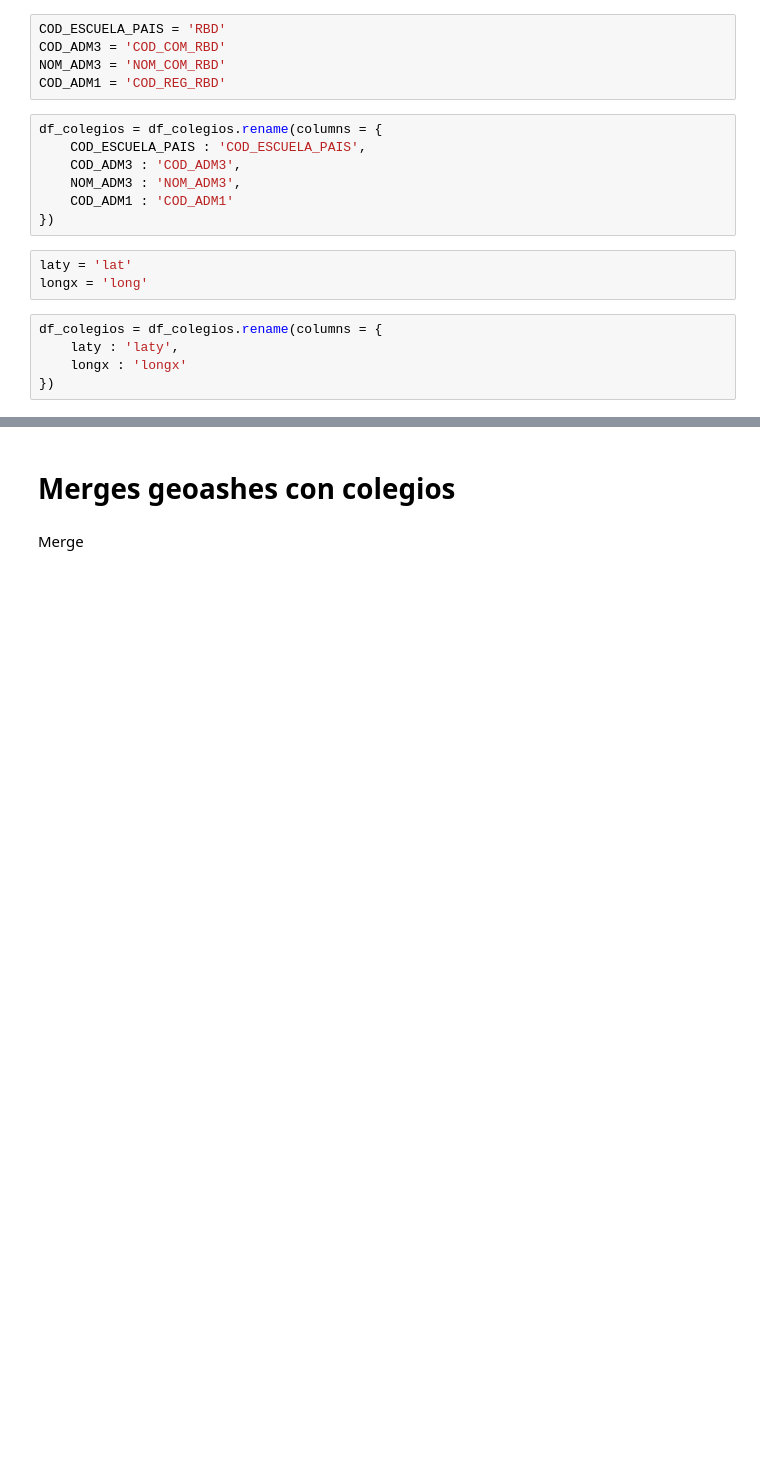
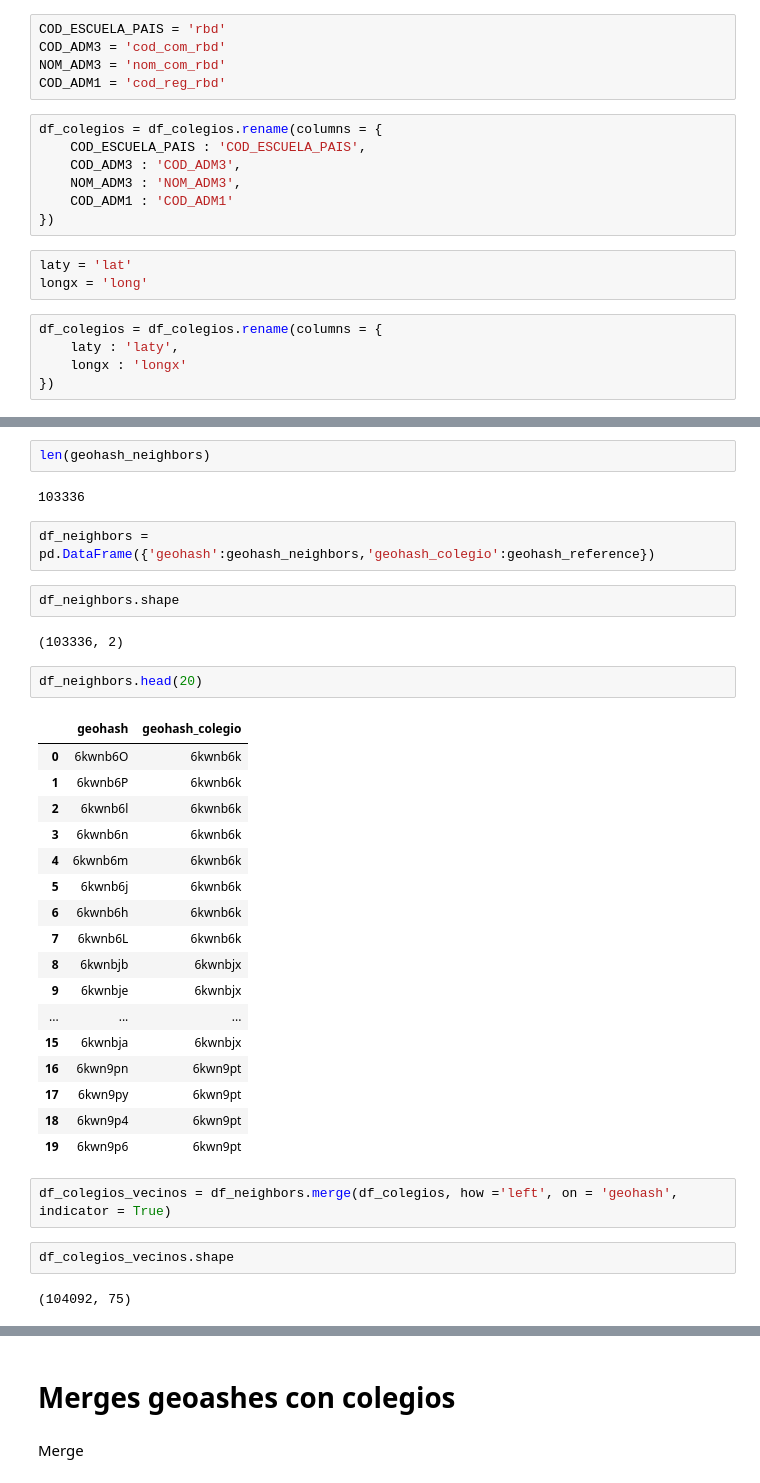
Before and after one commit to lpalominon/Geohashes-Colegios, a Jupyter notebook: Codes/Python/Analisis colegios/2. Join geohash escuelas con geohash data.ipynb, the cells around one changed output, grey strips where cells are left out. Cells and saved outputs as stored; diff of their text form; blank space fills up the shorter version.

```diff
--- a/Codes/Python/Analisis colegios/2. Join geohash escuelas con geohash data.ipynb
+++ b/Codes/Python/Analisis colegios/2. Join geohash escuelas con geohash data.ipynb
@@ -102,10 +105,10 @@ Index(['row_number', 'AGNO', 'RBD', 'DGV_RBD', 'NOM_RBD', 'MRUN',
 # %% [markdown]
 Cambiando nombres de columnas según pais
 # %%
-COD_ESCUELA_PAIS = 'RBD'
-COD_ADM3 = 'COD_COM_RBD'
-NOM_ADM3 = 'NOM_COM_RBD'
-COD_ADM1 = 'COD_REG_RBD'
+COD_ESCUELA_PAIS = 'rbd'
+COD_ADM3 = 'cod_com_rbd'
+NOM_ADM3 = 'nom_com_rbd'
+COD_ADM1 = 'cod_reg_rbd'
 # %%
 df_colegios = df_colegios.rename(columns = {
     COD_ESCUELA_PAIS : 'COD_ESCUELA_PAIS',
@@ -135,0 +157,36 @@ Index(['row_number', 'AGNO', 'COD_ESCUELA_PAIS', 'DGV_RBD', 'NOM_RBD', 'MRUN',
+# %%
+len(geohash_neighbors)
+# %% [output]
+103336
+# %%
+df_neighbors = pd.DataFrame({'geohash':geohash_neighbors,'geohash_colegio':geohash_reference})
+# %%
+df_neighbors.shape
+# %% [output]
+(103336, 2)
+# %%
+df_neighbors.head(20)
+# %% [output]
+|  | geohash | geohash_colegio |
+| 0 | 6kwnb6O | 6kwnb6k |
+| 1 | 6kwnb6P | 6kwnb6k |
+| 2 | 6kwnb6l | 6kwnb6k |
+| 3 | 6kwnb6n | 6kwnb6k |
+| 4 | 6kwnb6m | 6kwnb6k |
+| 5 | 6kwnb6j | 6kwnb6k |
+| 6 | 6kwnb6h | 6kwnb6k |
+| 7 | 6kwnb6L | 6kwnb6k |
+| 8 | 6kwnbjb | 6kwnbjx |
+| 9 | 6kwnbje | 6kwnbjx |
+| ... | ... | ... |
+| 15 | 6kwnbja | 6kwnbjx |
+| 16 | 6kwn9pn | 6kwn9pt |
+| 17 | 6kwn9py | 6kwn9pt |
+| 18 | 6kwn9p4 | 6kwn9pt |
+| 19 | 6kwn9p6 | 6kwn9pt |
+# %%
+df_colegios_vecinos = df_neighbors.merge(df_colegios, how ='left', on = 'geohash', indicator = True)
+# %%
+df_colegios_vecinos.shape
+# %% [output]
+(104092, 75)
```
Also changed, not shown: parts of 51 cells of this notebook, 38 other files.
